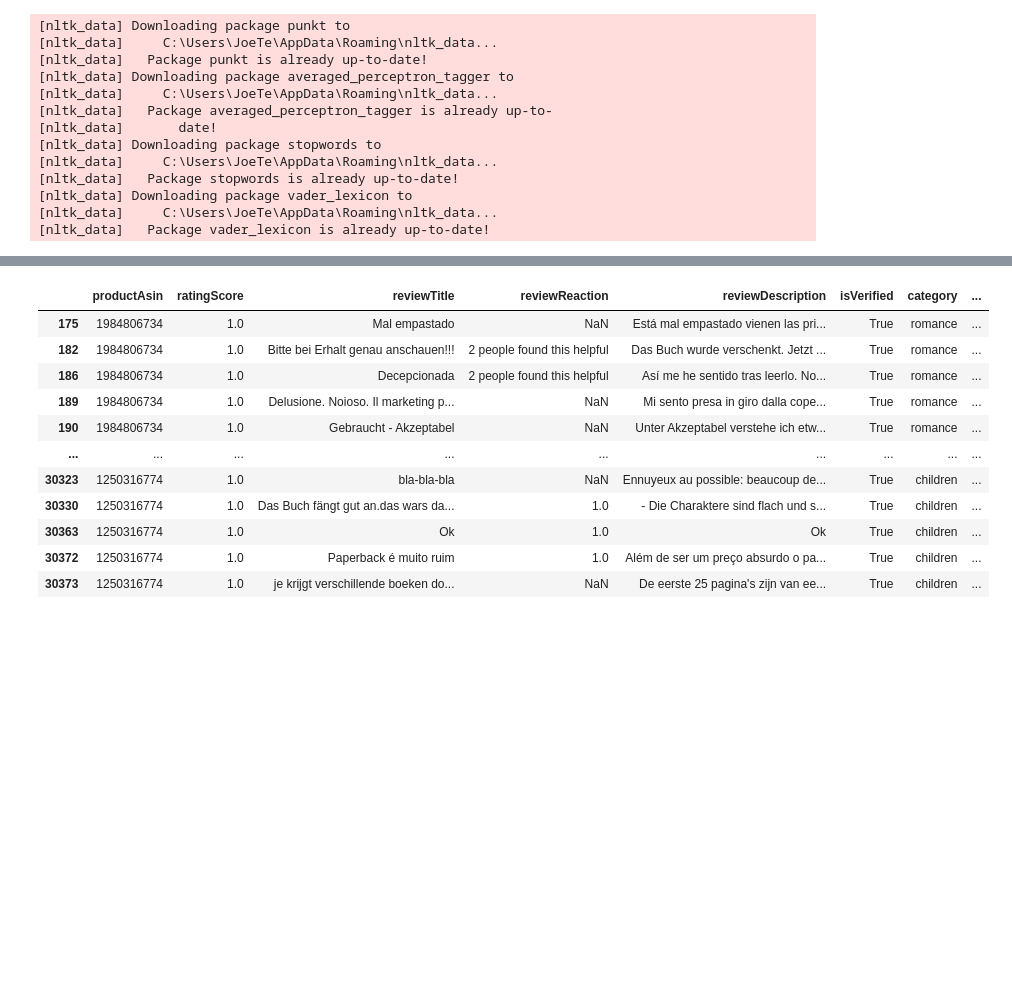
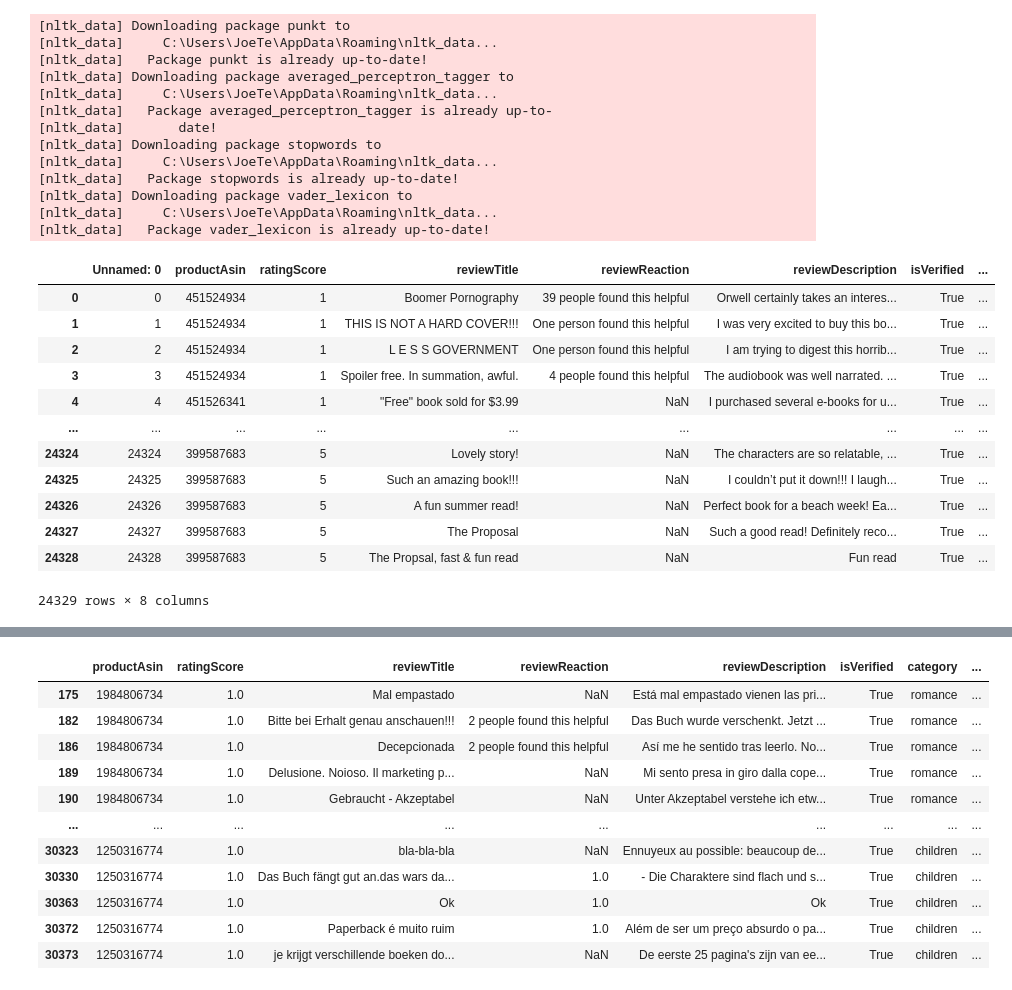
Before and after one commit to GxTeo/CZ-CE4045_NLP_Group_12, a Jupyter notebook: Train_Test_Processing.ipynb, the cells around one changed output, grey strips where cells are left out. Drawn from its saved outputs; the diff is of its cells as text; code cells hidden in the pictures; blank space fills up the shorter version.

```diff
--- a/Train_Test_Processing.ipynb
+++ b/Train_Test_Processing.ipynb
@@ -155,4 +155,21 @@ def clean_text(data):
     data['reviewDescription'] = data['reviewDescription'].apply(lemmaSentence)
 
     return data
+# %%
+raw_dataset = pd.read_csv("raw_dataset/raw_dataset.csv", encoding='utf-8')
+raw_dataset
+# %% [output]
+|  | Unnamed: 0 | productAsin | ratingScore | reviewTitle | reviewReaction | reviewDescription | isVerified | ... |
+| 0 | 0 | 451524934 | 1 | Boomer Pornography | 39 people found this helpful | Orwell certainly takes an interes... | True | ... |
+| 1 | 1 | 451524934 | 1 | THIS IS NOT A HARD COVER!!! | One person found this helpful | I was very excited to buy this bo... | True | ... |
+| 2 | 2 | 451524934 | 1 | L E S S GOVERNMENT | One person found this helpful | I am trying to digest this horrib... | True | ... |
+| 3 | 3 | 451524934 | 1 | Spoiler free. In summation, awful. | 4 people found this helpful | The audiobook was well narrated. ... | True | ... |
+| 4 | 4 | 451526341 | 1 | "Free" book sold for $3.99 | NaN | I purchased several e-books for u... | True | ... |
+| ... | ... | ... | ... | ... | ... | ... | ... | ... |
+| 24324 | 24324 | 399587683 | 5 | Lovely story! | NaN | The characters are so relatable, ... | True | ... |
+| 24325 | 24325 | 399587683 | 5 | Such an amazing book!!! | NaN | I couldn’t put it down!!! I laugh... | True | ... |
+| 24326 | 24326 | 399587683 | 5 | A fun summer read! | NaN | Perfect book for a beach week! Ea... | True | ... |
+| 24327 | 24327 | 399587683 | 5 | The Proposal | NaN | Such a good read! Definitely reco... | True | ... |
+| 24328 | 24328 | 399587683 | 5 | The Propsal, fast & fun read | NaN | Fun read | True | ... |
+24329 rows × 8 columns
 # %%
```
Also changed, not shown: parts of 6 cells of this notebook.
